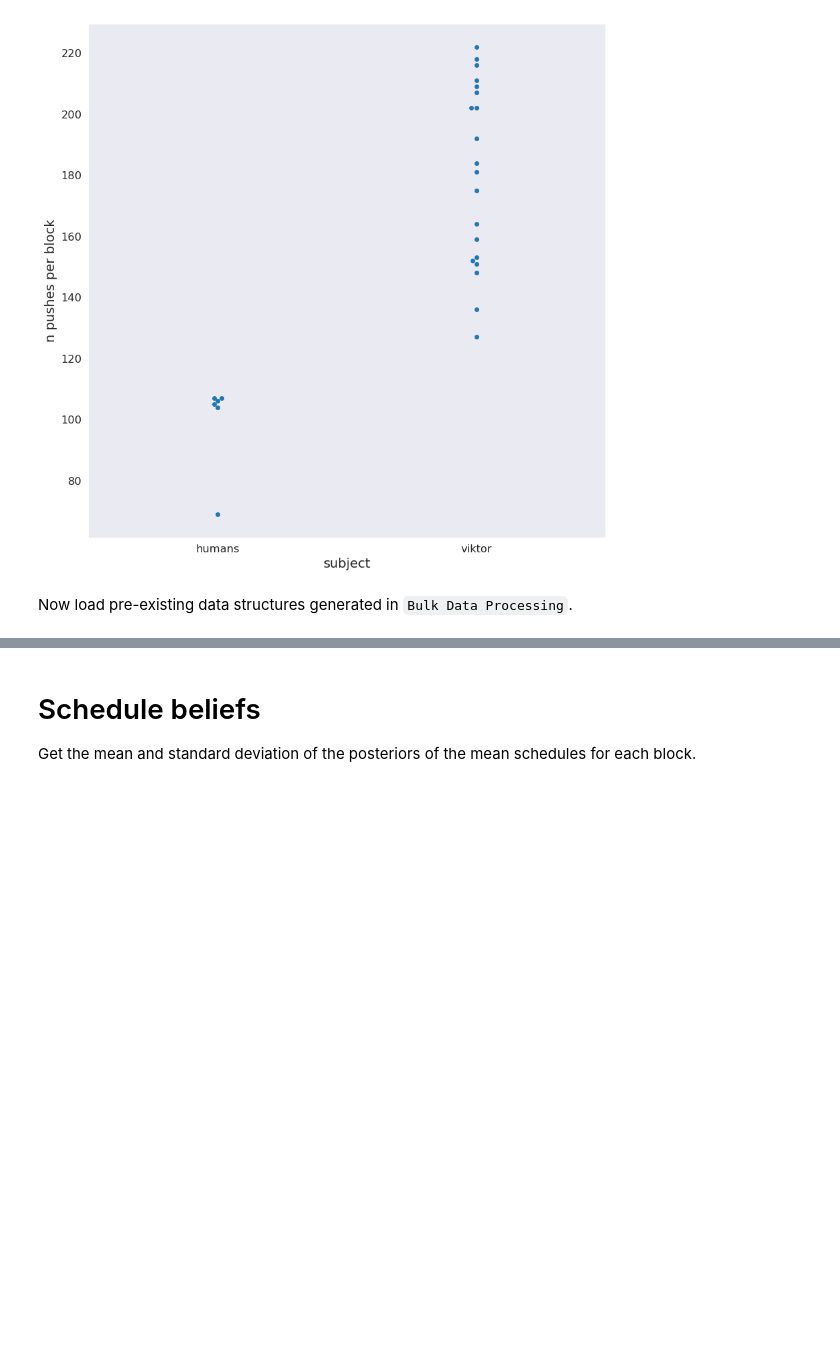
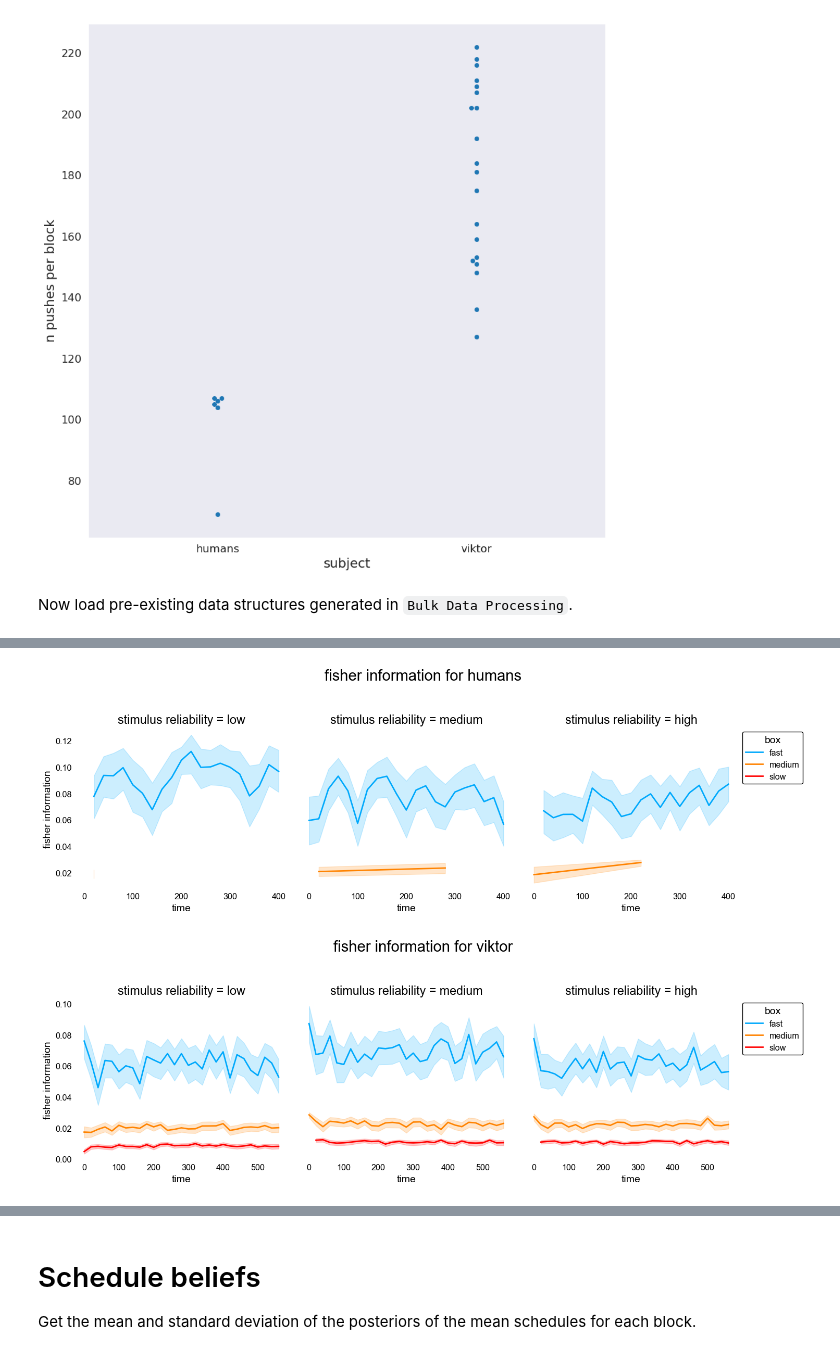
Before and after one commit to XaqLab/Foraging, a Jupyter notebook: notebooks/Belief Analysis (No Color).ipynb, the cells around one changed output, grey strips where cells are left out. Drawn from its saved outputs; the diff is of its cells as text; code cells hidden in the pictures; blank space fills up the shorter version.

```diff
--- a/notebooks/Belief Analysis (No Color).ipynb
+++ b/notebooks/Belief Analysis (No Color).ipynb
@@ -76,0 +102,8 @@ if len(error_all) > 0:
+# %%
+%%capture --no-display
+fisher_info, err_fisher= process_blocks(df, compute_fisher, use_tqdm=True)
+extend_df(df, fisher_info, 'fisher information');
+plot_quantity_in_block(df, y = 'fisher information', legend_kwargs = dict(loc="upper left", bbox_to_anchor = (1, 1)), bin_kwargs = dict(bins = list(range(0, 60, 20)) + list(range(60, 600, 20))), min_obs = 20)
+# %% [output]
+[figure, added]
+[figure, added]
```
Also changed, not shown: parts of 7 cells of this notebook, 6 other files.
